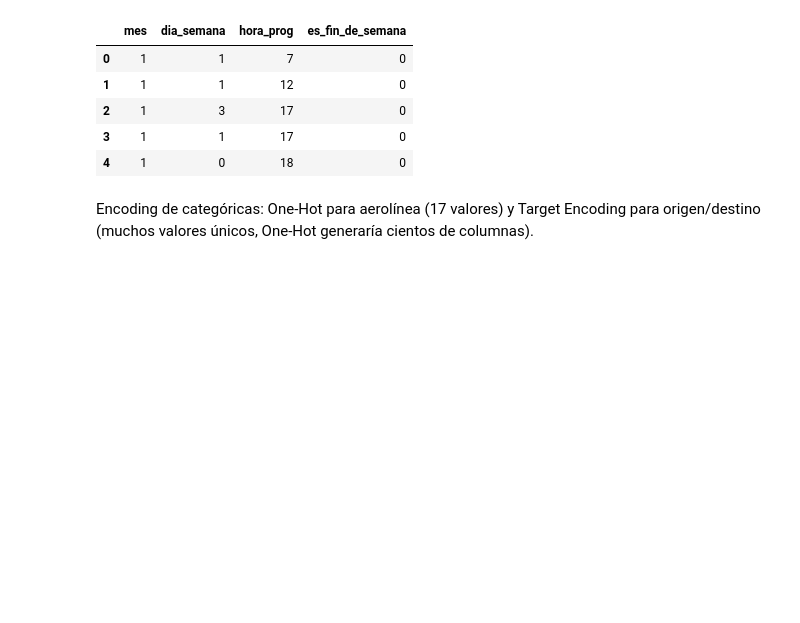
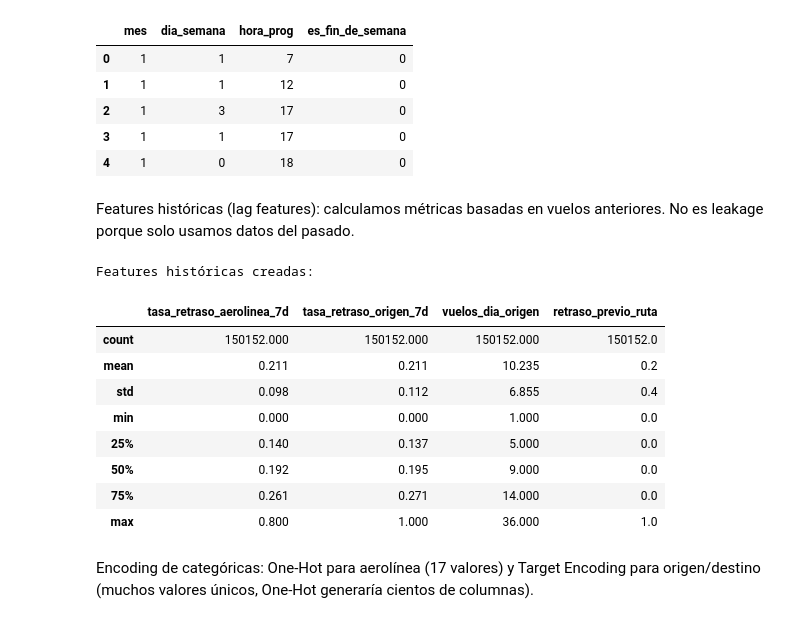
Before and after one commit to Guadacarro/TP_IA, a Jupyter notebook: tp.ipynb, the cells around one changed output. Saved outputs shown, nothing was run; the diff lists cells and outputs as text; code cells hidden in the pictures; blank space fills up the shorter version.

```diff
--- a/tp.ipynb
+++ b/tp.ipynb
@@ -913,6 +913,59 @@ Features temporales listas.
 | 2 | 1 | 3 | 17 | 0 |
 | 3 | 1 | 1 | 17 | 0 |
 | 4 | 1 | 0 | 18 | 0 |
+# %% [markdown]
+Features históricas (lag features): calculamos métricas basadas en vuelos anteriores. No es leakage porque solo usamos datos del pasado.
+# %%
+abt = abt.sort_values('fecha_vuelo').reset_index(drop=True)
+
+# 1. Tasa de retraso por aerolínea en los últimos 7 días
+diario_aero = (abt.groupby(['codigo_aerolinea', 'fecha_vuelo'])['retrasado']
+               .mean().reset_index(name='_tasa_dia_aero'))
+diario_aero['tasa_retraso_aerolinea_7d'] = (
+    diario_aero.groupby('codigo_aerolinea')['_tasa_dia_aero']
+    .transform(lambda x: x.shift(1).rolling(7, min_periods=1).mean())
+)
+abt = abt.merge(diario_aero[['codigo_aerolinea', 'fecha_vuelo', 'tasa_retraso_aerolinea_7d']],
+                on=['codigo_aerolinea', 'fecha_vuelo'], how='left')
+
+# 2. Tasa de retraso por aeropuerto origen en los últimos 7 días
+diario_orig = (abt.groupby(['origen', 'fecha_vuelo'])['retrasado']
+               .mean().reset_index(name='_tasa_dia_orig'))
+diario_orig['tasa_retraso_origen_7d'] = (
+    diario_orig.groupby('origen')['_tasa_dia_orig']
+    .transform(lambda x: x.shift(1).rolling(7, min_periods=1).mean())
+)
+abt = abt.merge(diario_orig[['origen', 'fecha_vuelo', 'tasa_retraso_origen_7d']],
+                on=['origen', 'fecha_vuelo'], how='left')
+
+# 3. Cantidad de vuelos ese día en el aeropuerto origen (proxy de congestión)
+vuelos_dia = abt.groupby(['origen', 'fecha_vuelo']).size().reset_index(name='vuelos_dia_origen')
+abt = abt.merge(vuelos_dia, on=['origen', 'fecha_vuelo'], how='left')
+
+# 4. Si el vuelo anterior en la misma ruta tuvo retraso (efecto cascada)
+abt['retraso_previo_ruta'] = (
+    abt.groupby(abt['origen'] + '-' + abt['destino'])['retrasado']
+    .shift(1).fillna(0).astype(int)
+)
+
+# Rellenar NaN de los primeros días sin historial con media acumulada (expanding) para evitar leakage
+media_acumulada = abt['retrasado'].expanding().mean()
+abt['tasa_retraso_aerolinea_7d'] = abt['tasa_retraso_aerolinea_7d'].fillna(media_acumulada)
+abt['tasa_retraso_origen_7d'] = abt['tasa_retraso_origen_7d'].fillna(media_acumulada)
+
+print("Features históricas creadas:")
+abt[['tasa_retraso_aerolinea_7d', 'tasa_retraso_origen_7d', 'vuelos_dia_origen', 'retraso_previo_ruta']].describe().round(3)
+# %% [output]
+Features históricas creadas:
+|  | tasa_retraso_aerolinea_7d | tasa_retraso_origen_7d | vuelos_dia_origen | retraso_previo_ruta |
+| count | 150152.000 | 150152.000 | 150152.000 | 150152.0 |
+| mean | 0.211 | 0.211 | 10.235 | 0.2 |
+| std | 0.098 | 0.112 | 6.855 | 0.4 |
+| min | 0.000 | 0.000 | 1.000 | 0.0 |
+| 25% | 0.140 | 0.137 | 5.000 | 0.0 |
+| 50% | 0.192 | 0.195 | 9.000 | 0.0 |
+| 75% | 0.261 | 0.271 | 14.000 | 0.0 |
+| max | 0.800 | 1.000 | 36.000 | 1.0 |
 # %% [markdown]
 Encoding de categóricas: One-Hot para aerolínea (17 valores) y Target Encoding para origen/destino (muchos valores únicos, One-Hot generaría cientos de columnas).
 # %%
```
Also changed, not shown: parts of 5 cells of this notebook.
